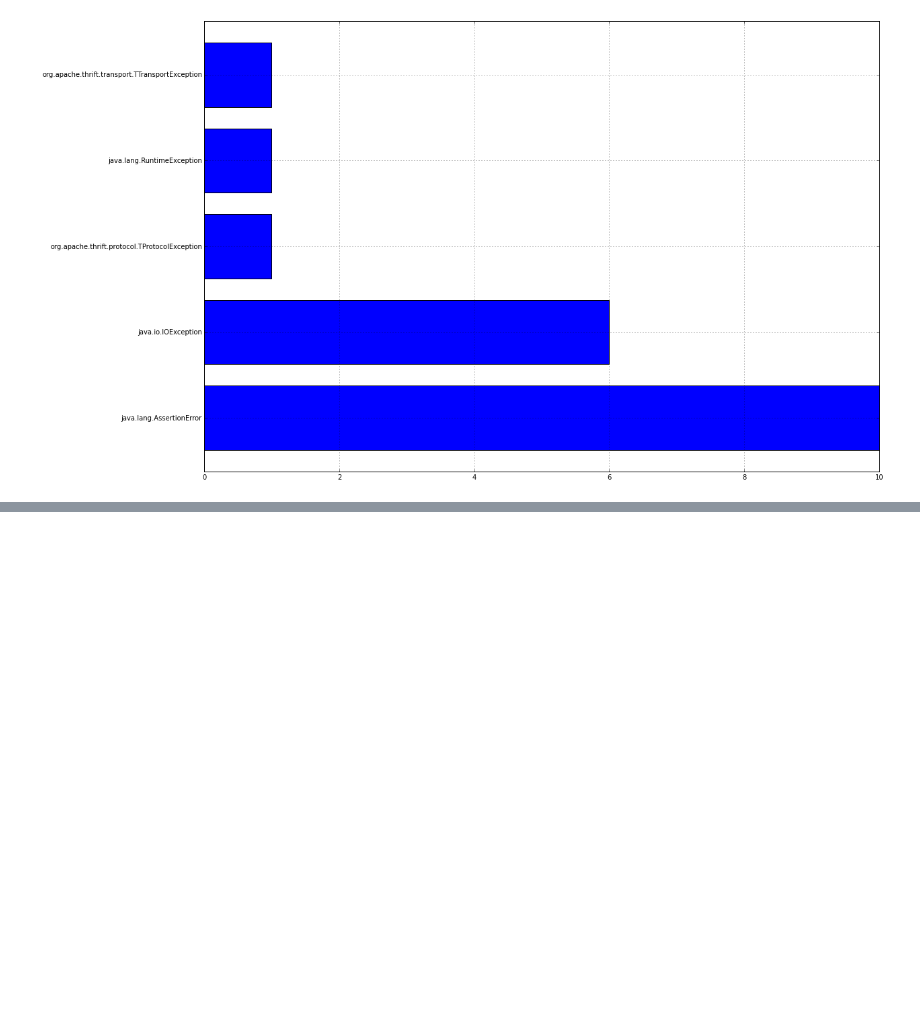
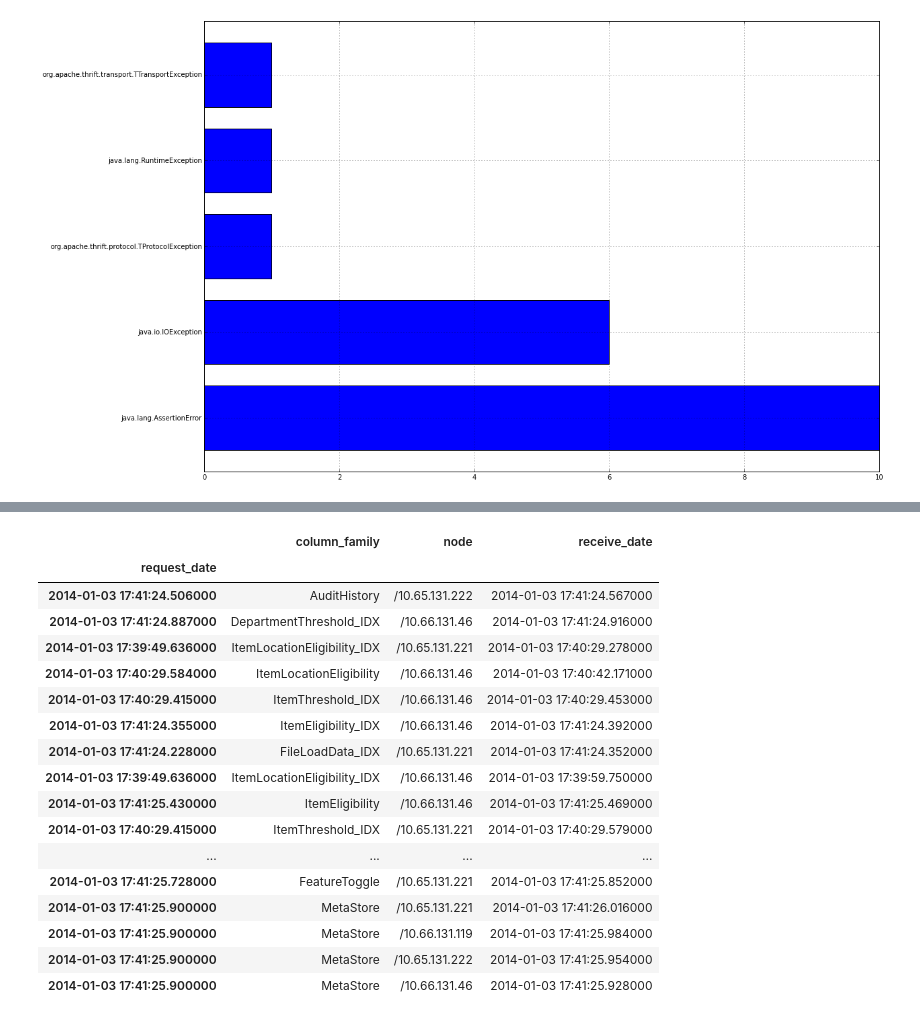
Before and after one commit to riptano/logparse, a Jupyter notebook: example.ipynb, the cells around one changed output, grey strips where cells are left out. Saved outputs shown, nothing was run; the diff lists cells and outputs as text; code cells hidden in the pictures; blank space fills up the shorter version.

```diff
--- a/example.ipynb
+++ b/example.ipynb
@@ -124,0 +149,25 @@ dtype: int64
+# %%
+l = []
+for session in log.sessions[6]['repair_sessions']:
+    l.extend(session.get('merkle_requests', []))
+df = pd.DataFrame.from_records(l, index='request_date')
+df.tail(60)
+# %% [output]
+|  | column_family | node | receive_date |
+| request_date |  |  |  |
+| 2014-01-03 17:41:24.506000 | AuditHistory | /10.65.131.222 | 2014-01-03 17:41:24.567000 |
+| 2014-01-03 17:41:24.887000 | DepartmentThreshold_IDX | /10.66.131.46 | 2014-01-03 17:41:24.916000 |
+| 2014-01-03 17:39:49.636000 | ItemLocationEligibility_IDX | /10.65.131.221 | 2014-01-03 17:40:29.278000 |
+| 2014-01-03 17:40:29.584000 | ItemLocationEligibility | /10.66.131.46 | 2014-01-03 17:40:42.171000 |
+| 2014-01-03 17:40:29.415000 | ItemThreshold_IDX | /10.66.131.46 | 2014-01-03 17:40:29.453000 |
+| 2014-01-03 17:41:24.355000 | ItemEligibility_IDX | /10.66.131.46 | 2014-01-03 17:41:24.392000 |
+| 2014-01-03 17:41:24.228000 | FileLoadData_IDX | /10.65.131.221 | 2014-01-03 17:41:24.352000 |
+| 2014-01-03 17:39:49.636000 | ItemLocationEligibility_IDX | /10.66.131.46 | 2014-01-03 17:39:59.750000 |
+| 2014-01-03 17:41:25.430000 | ItemEligibility | /10.66.131.46 | 2014-01-03 17:41:25.469000 |
+| 2014-01-03 17:40:29.415000 | ItemThreshold_IDX | /10.65.131.221 | 2014-01-03 17:40:29.579000 |
+| ... | ... | ... | ... |
+| 2014-01-03 17:41:25.728000 | FeatureToggle | /10.65.131.221 | 2014-01-03 17:41:25.852000 |
+| 2014-01-03 17:41:25.900000 | MetaStore | /10.65.131.221 | 2014-01-03 17:41:26.016000 |
+| 2014-01-03 17:41:25.900000 | MetaStore | /10.66.131.119 | 2014-01-03 17:41:25.984000 |
+| 2014-01-03 17:41:25.900000 | MetaStore | /10.65.131.222 | 2014-01-03 17:41:25.954000 |
+| 2014-01-03 17:41:25.900000 | MetaStore | /10.66.131.46 | 2014-01-03 17:41:25.928000 |
```
Also changed, not shown: parts of 3 cells of this notebook, 1 other file.
